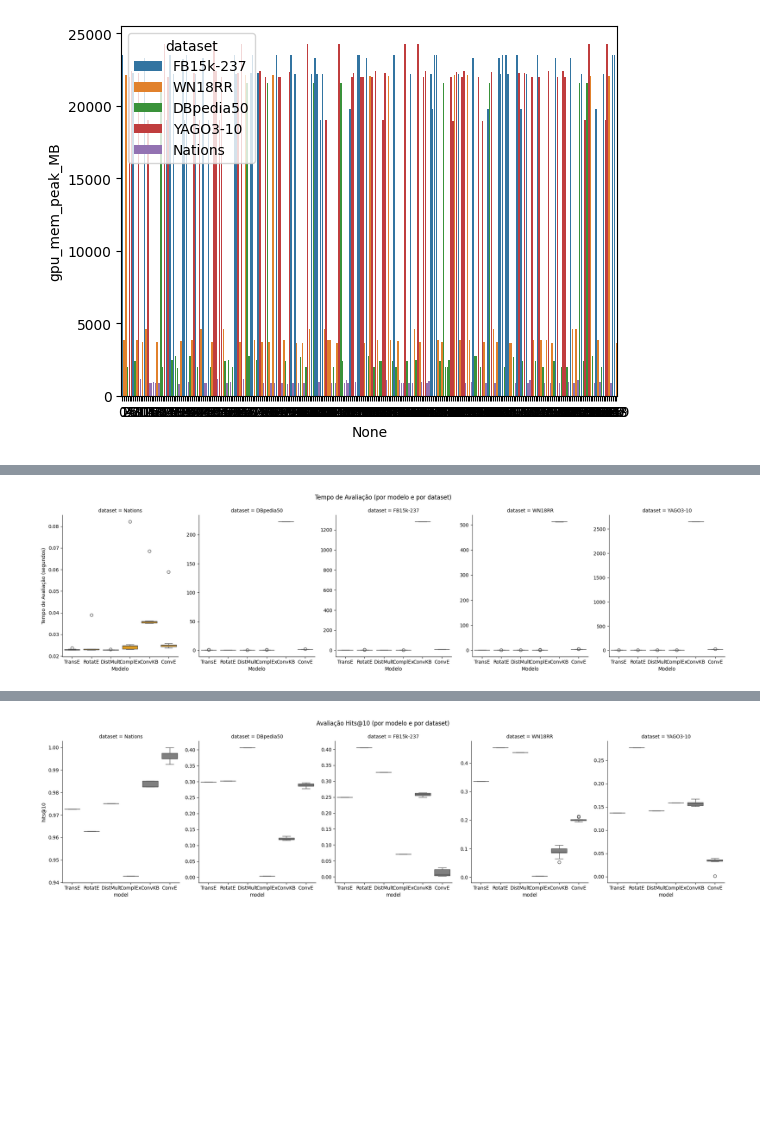
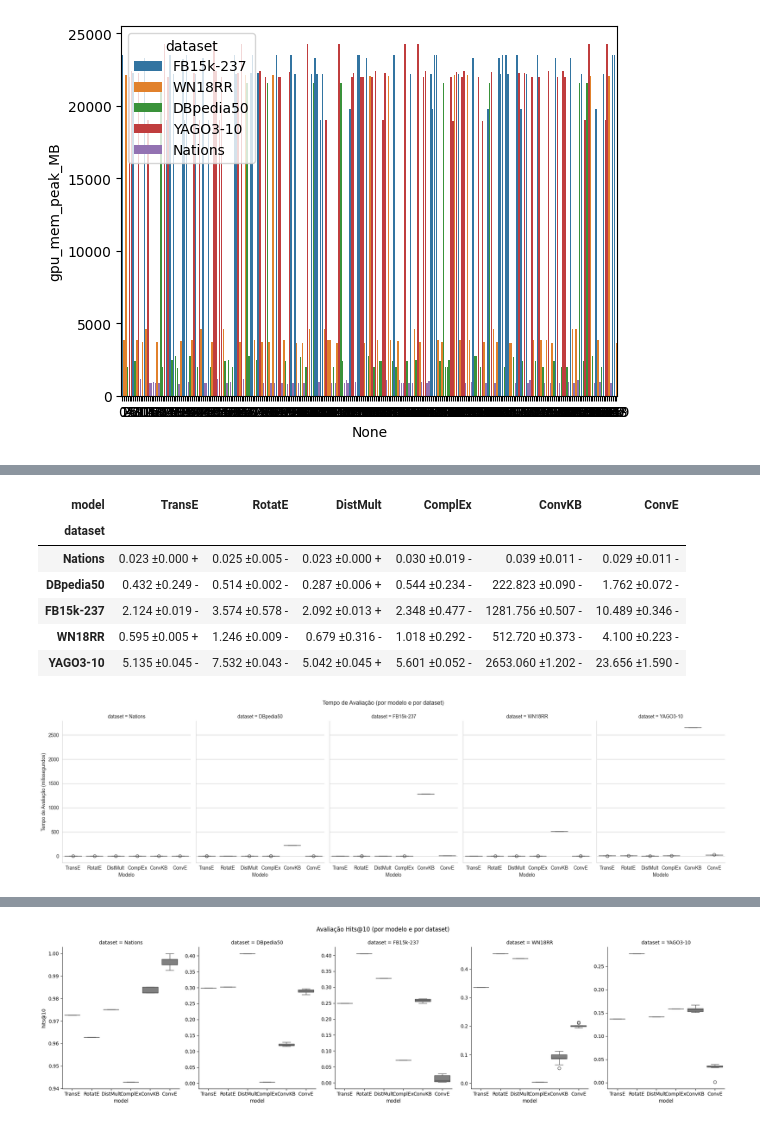
Before and after one commit to grkremer/perf_2026-1, a Jupyter notebook: plotting.ipynb, the cells around one changed output, grey strips where cells are left out. Drawn from its saved outputs; the diff is of its cells as text; code cells hidden in the pictures; blank space fills up the shorter version.

```diff
--- a/plotting.ipynb
+++ b/plotting.ipynb
@@ -140,18 +147,28 @@ plt.savefig('figs/treinamento.pdf',format='pdf', bbox_inches = 'tight', dpi=300)
-# %%
-order = ["TransE","RotatE","DistMult","ComplEx","ConvKB","ConvE",]
-col_order = ["Nations", "DBpedia50", "FB15k-237", "WN18RR", "YAGO3-10"]
-
-titulo = "Tempo de Avaliação (por modelo e por dataset)"
-g = sns.FacetGrid(data = data, col='dataset', col_order=col_order, sharey=False, height=5, aspect=0.8)
-g.map(sns.boxplot, "model", "eval_time", order=order, color ='orange')
-g.fig.suptitle(titulo, y=1.05)
-g.set_ylabels('Tempo de Avaliação (segundos)')
-g.set_xlabels('Modelo')
-# --- Execução ---
-analisar_performance_kge(df=data, metric='eval_time', less_is_better=True)
-plt.savefig('figs/avaliação.pdf',format='pdf', bbox_inches = 'tight', dpi=300)
-# %% [output]
-[figure, removed]
+# %%
+order = ["TransE","RotatE","DistMult","ComplEx","ConvKB","ConvE",]
+col_order = ["Nations", "DBpedia50", "FB15k-237", "WN18RR", "YAGO3-10"]
+#
+
+titulo = "Tempo de Avaliação (por modelo e por dataset)"
+g = sns.FacetGrid(data = data, col='dataset', col_order=col_order, sharey=True, height=5, aspect=0.8)
+g.map(sns.boxplot, "model", "eval_time", order=order, color ='red')
+g.fig.suptitle(titulo, y=1.05)
+g.set_ylabels('Tempo de Avaliação (milissegundos)')
+g.set_xlabels('Modelo')
+
+# --- Execução ---
+
+plt.savefig('figs/avaliacao.pdf',format='pdf', bbox_inches = 'tight', dpi=300)
+analisar_performance_kge(df=data, metric='eval_time', less_is_better=True)
+# %% [output]
+| model | TransE | RotatE | DistMult | ComplEx | ConvKB | ConvE |
+| dataset |  |  |  |  |  |  |
+| Nations | 0.023 ±0.000 + | 0.025 ±0.005 - | 0.023 ±0.000 + | 0.030 ±0.019 - | 0.039 ±0.011 - | 0.029 ±0.011 - |
+| DBpedia50 | 0.432 ±0.249 - | 0.514 ±0.002 - | 0.287 ±0.006 + | 0.544 ±0.234 - | 222.823 ±0.090 - | 1.762 ±0.072 - |
+| FB15k-237 | 2.124 ±0.019 - | 3.574 ±0.578 - | 2.092 ±0.013 + | 2.348 ±0.477 - | 1281.756 ±0.507 - | 10.489 ±0.346 - |
+| WN18RR | 0.595 ±0.005 + | 1.246 ±0.009 - | 0.679 ±0.316 - | 1.018 ±0.292 - | 512.720 ±0.373 - | 4.100 ±0.223 - |
+| YAGO3-10 | 5.135 ±0.045 - | 7.532 ±0.043 - | 5.042 ±0.045 + | 5.601 ±0.052 - | 2653.060 ±1.202 - | 23.656 ±1.590 - |
+[figure, added]
 # %%
 order = ["TransE","RotatE","DistMult","ComplEx","ConvKB","ConvE",]
 col_order = ["Nations", "DBpedia50", "FB15k-237", "WN18RR", "YAGO3-10"]
```
Also changed, not shown: parts of 4 cells of this notebook, 7 other files.
